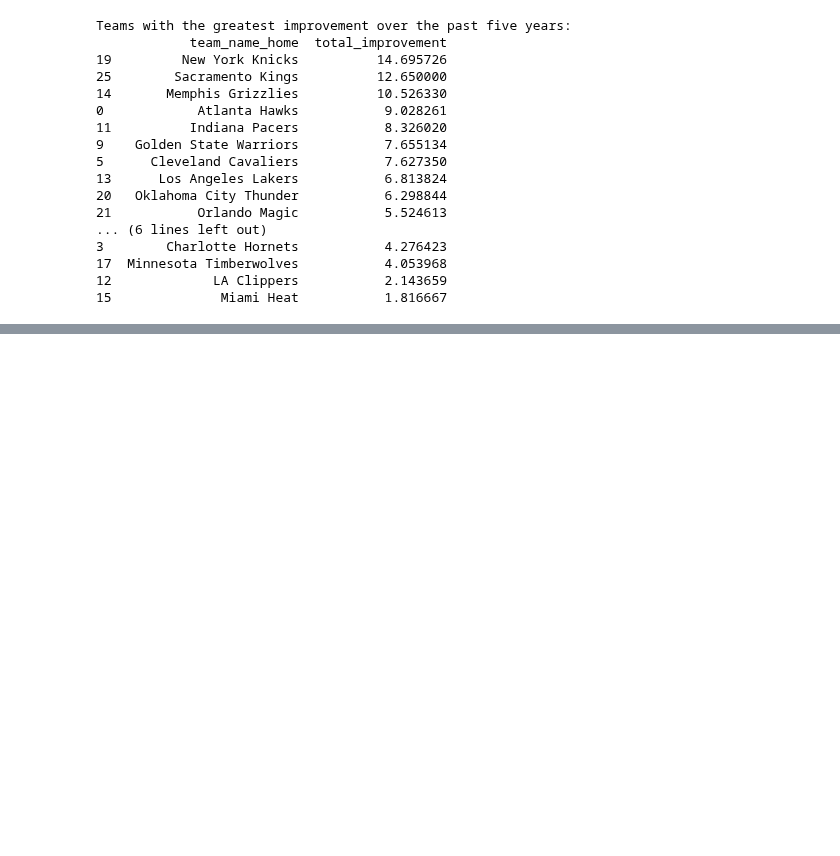
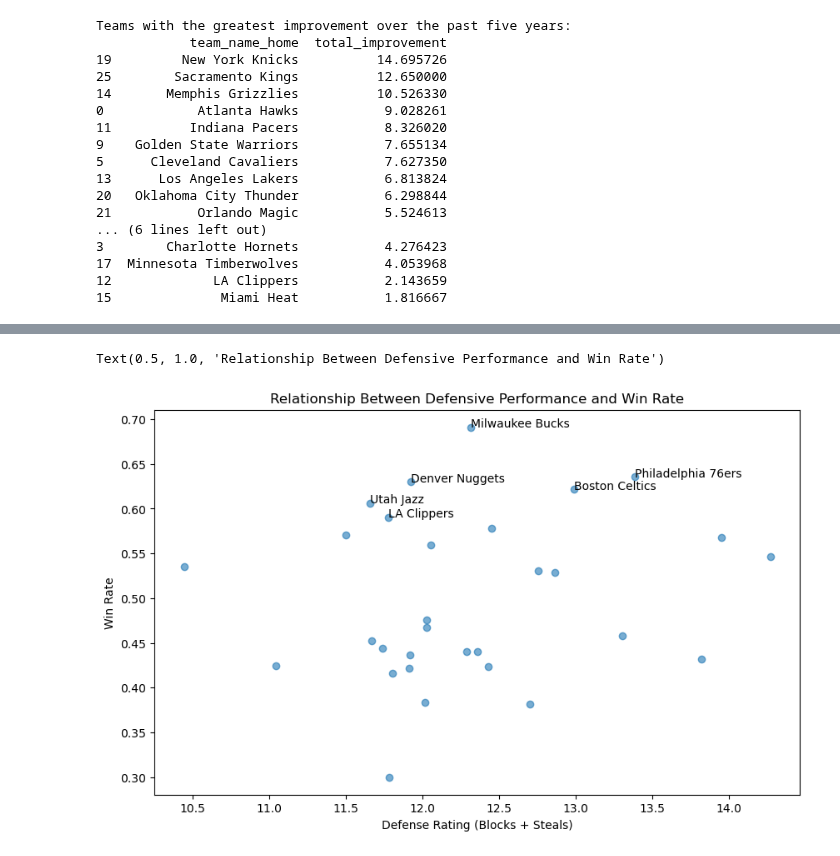
Before and after one commit to thezachdrake/UMD-INST627-Fall2024, a Jupyter notebook: online.ipynb, the cells around one changed output, grey strips where cells are left out. Drawn from its saved outputs; the diff is of its cells as text; code cells hidden in the pictures; blank space fills up the shorter version.

```diff
--- a/online.ipynb
+++ b/online.ipynb
@@ -382,0 +402,8 @@ Teams with the best defensive metrics and their win consistency:
+# %%
+defense_sorted = defense_analysis.sort_values(
+   by=['win_rate', 'defense_rating'],
+   ascending=[False, False]
+)
+
+print("Teams with the best defensive metrics and their winning consistency:")
+print(defense_sorted.head(10))
@@ -382,0 +423,18 @@ Teams with the best defensive metrics and their win consistency:
+# %%
+import matplotlib.pyplot as plt
+
+plt.figure(figsize=(10, 6))
+plt.scatter(defense_sorted['defense_rating'],
+           defense_sorted['win_rate'],
+           alpha=0.6)
+
+for idx, row in defense_sorted.head(6).iterrows():
+    plt.annotate(row['team_name'],
+                (row['defense_rating'], row['win_rate']))
+
+plt.xlabel('Defense Rating (Blocks + Steals)')
+plt.ylabel('Win Rate')
+plt.title('Relationship Between Defensive Performance and Win Rate')
+# %% [output]
+Text(0.5, 1.0, 'Relationship Between Defensive Performance and Win Rate')
+[figure, added]
```
Also changed, not shown: parts of 14 cells of this notebook.
